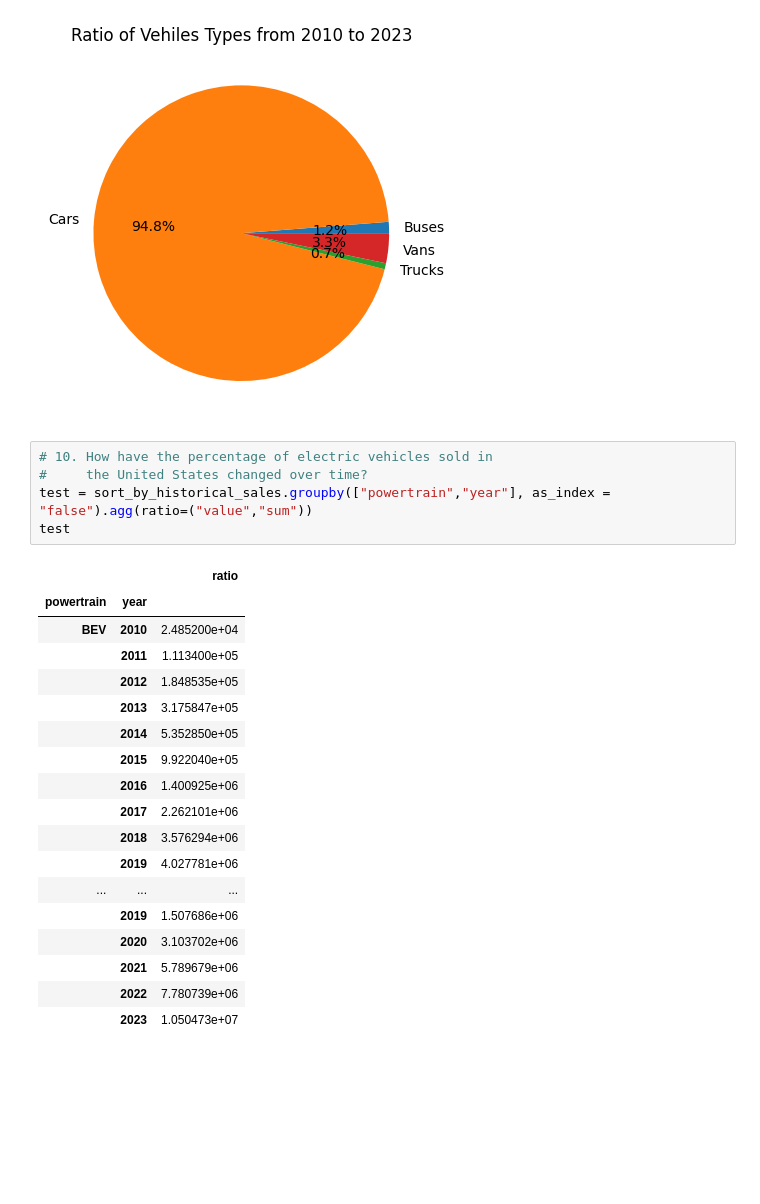
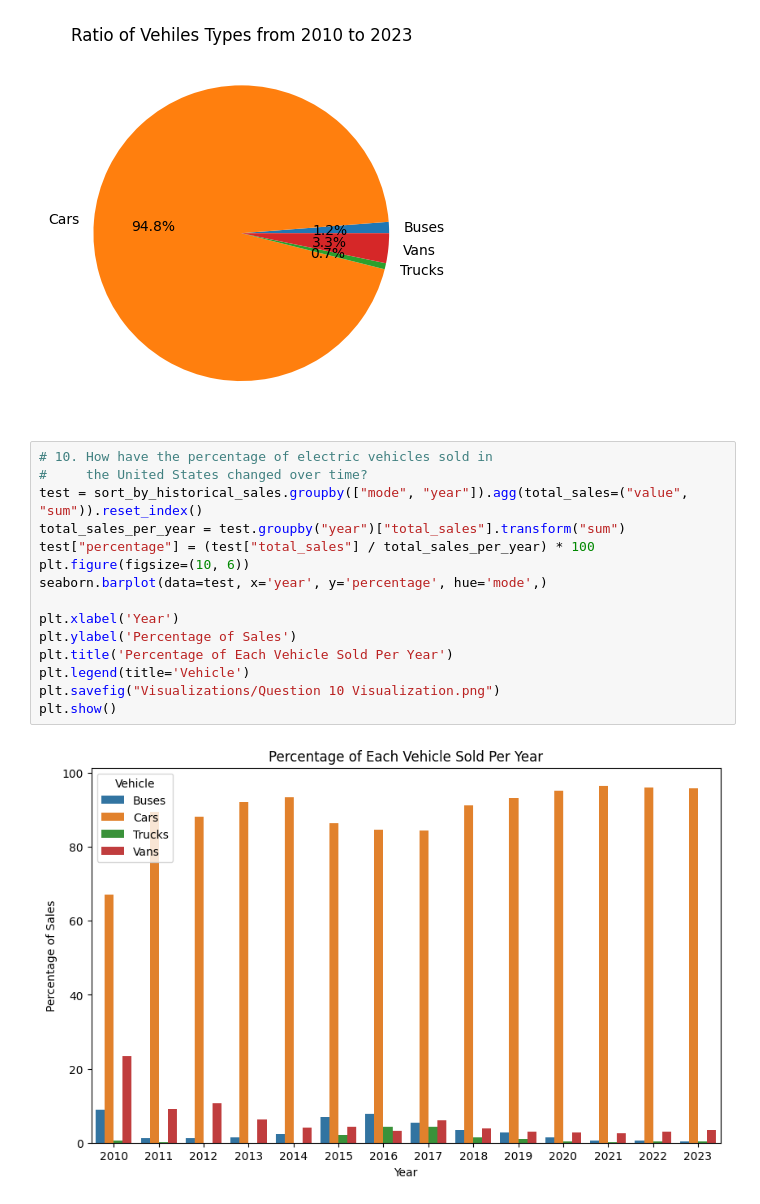
Before and after one commit to build-summer-2024/async-teal-kenny-final-project, a Jupyter notebook: final_project.ipynb, the cells around one changed output. Cells and saved outputs as stored; diff of their text form; blank space fills up the shorter version.

```diff
--- a/final_project.ipynb
+++ b/final_project.ipynb
@@ -143,27 +143,20 @@ plt.savefig("Visualizations/Question 9 Visualization.png")
 plt.show()
 # %% [output]
 [figure]
-# %%
-# 10. How have the percentage of electric vehicles sold in
-#     the United States changed over time?
-test = sort_by_historical_sales.groupby(["powertrain","year"], as_index = "false").agg(ratio=("value","sum"))
-test
-# %% [output]
-|  |  | ratio |
-| powertrain | year |  |
-| BEV | 2010 | 2.485200e+04 |
-|  | 2011 | 1.113400e+05 |
-|  | 2012 | 1.848535e+05 |
-|  | 2013 | 3.175847e+05 |
-|  | 2014 | 5.352850e+05 |
-|  | 2015 | 9.922040e+05 |
-|  | 2016 | 1.400925e+06 |
-|  | 2017 | 2.262101e+06 |
-|  | 2018 | 3.576294e+06 |
-|  | 2019 | 4.027781e+06 |
-| ... | ... | ... |
-|  | 2019 | 1.507686e+06 |
-|  | 2020 | 3.103702e+06 |
-|  | 2021 | 5.789679e+06 |
-|  | 2022 | 7.780739e+06 |
-|  | 2023 | 1.050473e+07 |
+# %%
+# 10. How have the percentage of electric vehicles sold in
+#     the United States changed over time?
+test = sort_by_historical_sales.groupby(["mode", "year"]).agg(total_sales=("value", "sum")).reset_index()
+total_sales_per_year = test.groupby("year")["total_sales"].transform("sum")
+test["percentage"] = (test["total_sales"] / total_sales_per_year) * 100
+plt.figure(figsize=(10, 6))
+seaborn.barplot(data=test, x='year', y='percentage', hue='mode',)
+
+plt.xlabel('Year')
+plt.ylabel('Percentage of Sales')
+plt.title('Percentage of Each Vehicle Sold Per Year')
+plt.legend(title='Vehicle')
+plt.savefig("Visualizations/Question 10 Visualization.png")
+plt.show()
+# %% [output]
+[figure, added]
```
Also changed, not shown: 2 other files.
